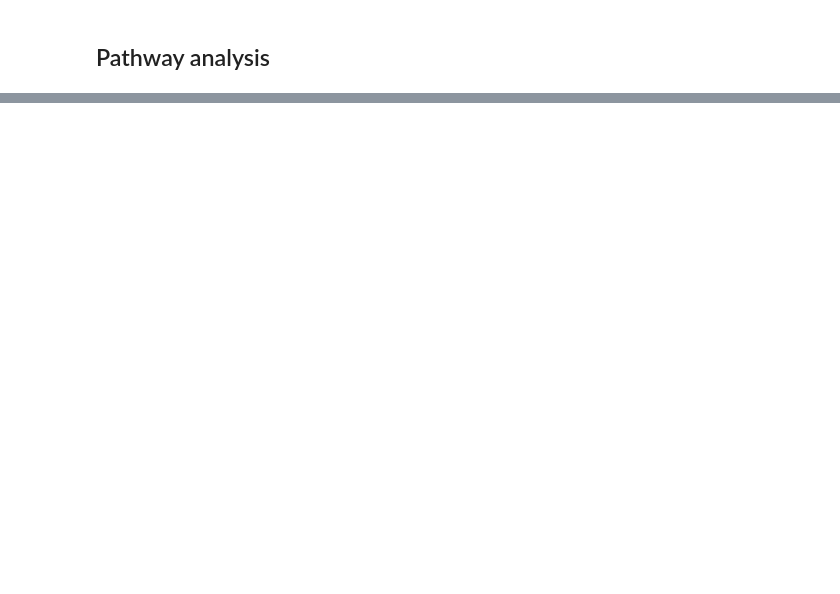
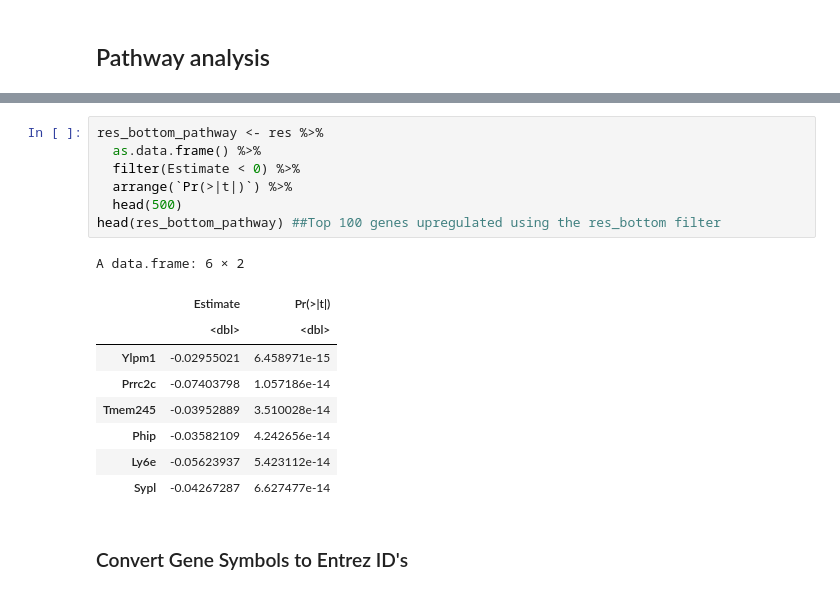
Before and after one commit to gongx030/Etv2_pioneer, a Jupyter notebook: scRNA_seq_D1.ipynb, the cells around one changed output, grey strips where cells are left out. Drawn from its saved outputs; the diff is of its cells as text; blank space fills up the shorter version.

```diff
--- a/scRNA_seq_D1.ipynb
+++ b/scRNA_seq_D1.ipynb
@@ -363,0 +331,19 @@ Heatmap(
+# %%
+res_bottom_pathway <- res %>%
+  as.data.frame() %>%
+  filter(Estimate < 0) %>%
+  arrange(`Pr(>|t|)`) %>%
+  head(500)
+head(res_bottom_pathway) ##Top 100 genes upregulated using the res_bottom filter
+# %% [output]
+A data.frame: 6 × 2
+|  | Estimate | Pr(>|t|) |
+|  | <dbl> | <dbl> |
+| Ylpm1 | -0.02955021 | 6.458971e-15 |
+| Prrc2c | -0.07403798 | 1.057186e-14 |
+| Tmem245 | -0.03952889 | 3.510028e-14 |
+| Phip | -0.03582109 | 4.242656e-14 |
+| Ly6e | -0.05623937 | 5.423112e-14 |
+| Sypl | -0.04267287 | 6.627477e-14 |
+# %% [markdown]
+### Convert Gene Symbols to Entrez ID's
```
Also changed, not shown: parts of 46 cells of this notebook.
